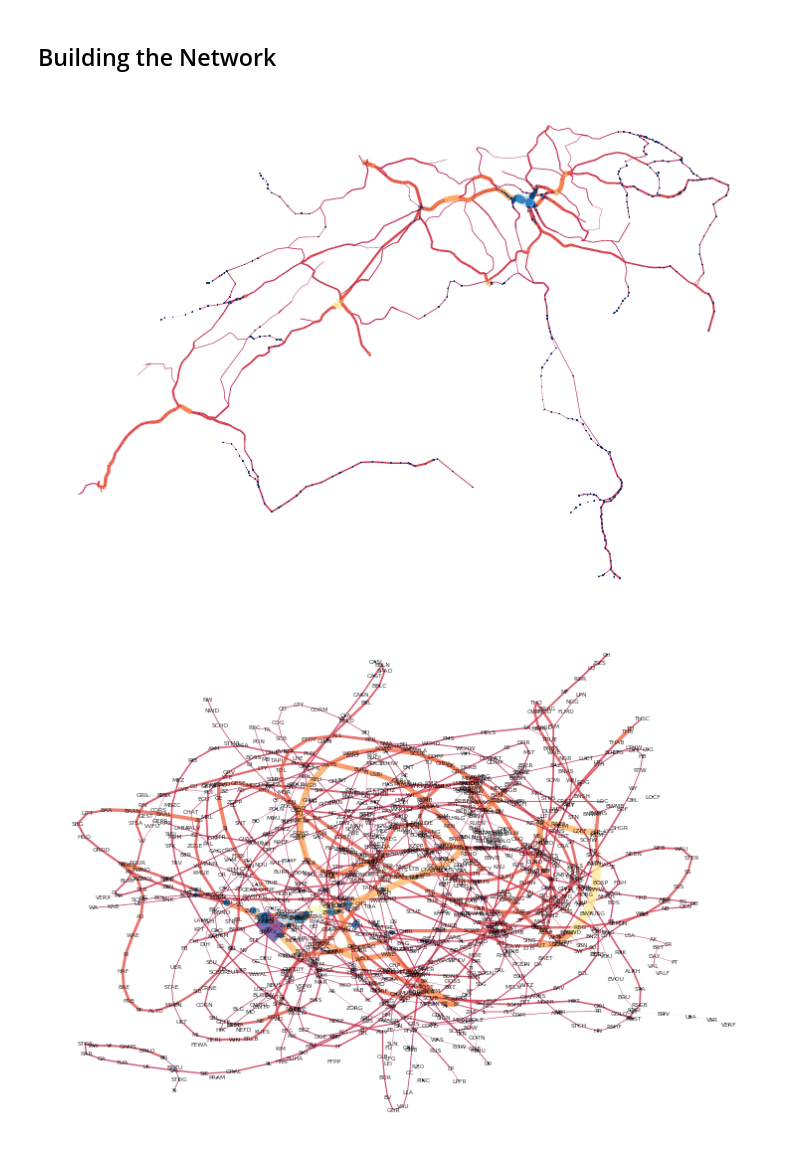
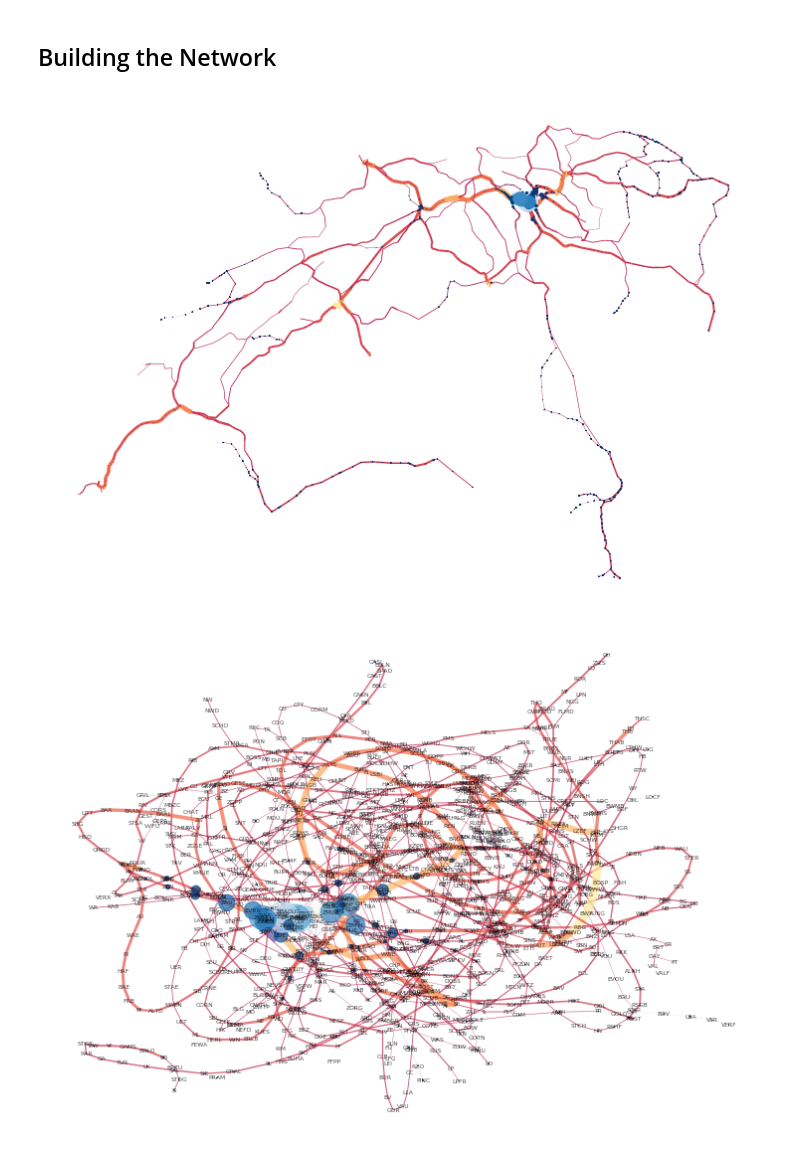
Before and after one commit to GAnagno/Social-Web, a Jupyter notebook: SBB.ipynb, the cells around one changed output. Drawn from its saved outputs; the diff is of its cells as text; code cells hidden in the pictures.

```diff
--- a/SBB.ipynb
+++ b/SBB.ipynb
@@ -74,15 +74,15 @@ nx.set_node_attributes(G, eigenvector_centrality, 'ec')
 ec = np.array(list(nx.get_node_attributes(G,'ec').values()))
 # %%
 plt.figure(figsize = (10,7))
-nx.draw(G, pos=pos, edge_color=bond, node_color=ec, with_labels=False, node_size=ec*300,
-        width=bond*20, edge_cmap=plt.cm.Spectral, cmap=plt.cm.Blues_r, alpha=1)
+nx.draw(G, pos=pos, edge_color=bond, node_color=ec, with_labels=False, node_size=ec*1000,
+        width=bond*20, edge_cmap=plt.cm.Spectral, cmap=plt.cm.Blues_r)
 # %% [output]
-[figure, old version]
+[figure, new version]
 # %%
 _pos = nx.spring_layout(G, seed=0)
 # %%
 plt.figure(figsize = (10,7))
-nx.draw(G, pos=_pos, edge_color=bond, node_color=ec, with_labels=True, font_size=6, node_size=ec*300,
-        width=bond*20, edge_cmap=plt.cm.Spectral, cmap=plt.cm.Blues_r, alpha=0.8)
+nx.draw(G, pos=_pos, edge_color=bond, node_color=ec, with_labels=True, font_size=6, node_size=ec*2500,
+        width=bond*20, edge_cmap=plt.cm.Spectral, cmap=plt.cm.Blues_r, alpha=0.7)
 # %% [output]
-[figure, old version]
+[figure, new version]
```
